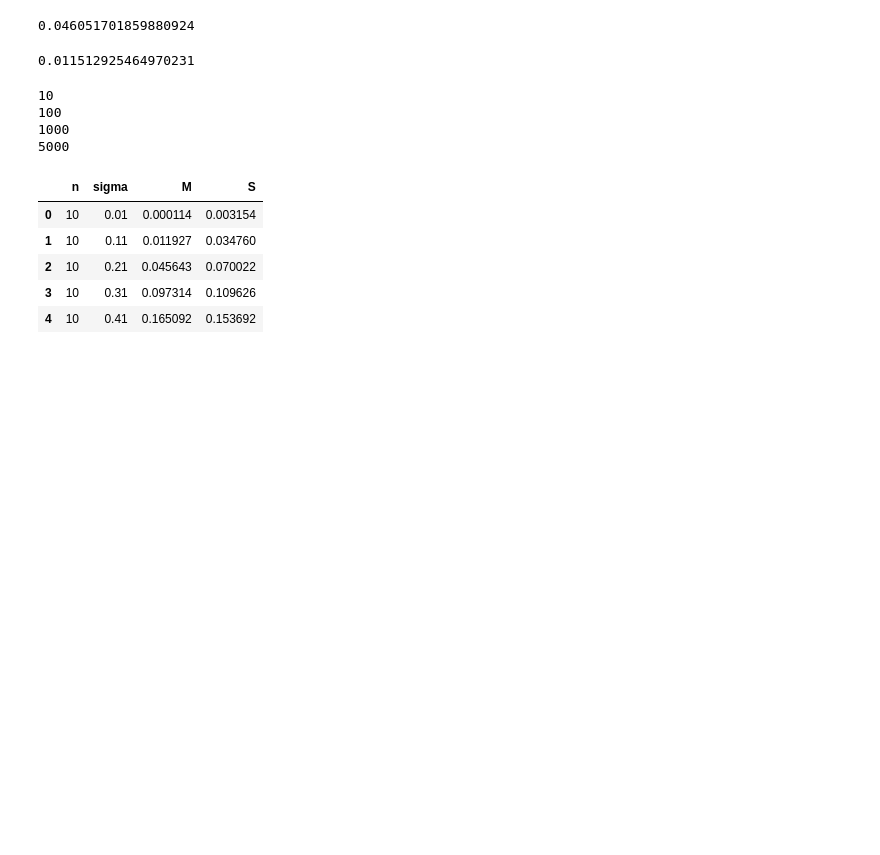
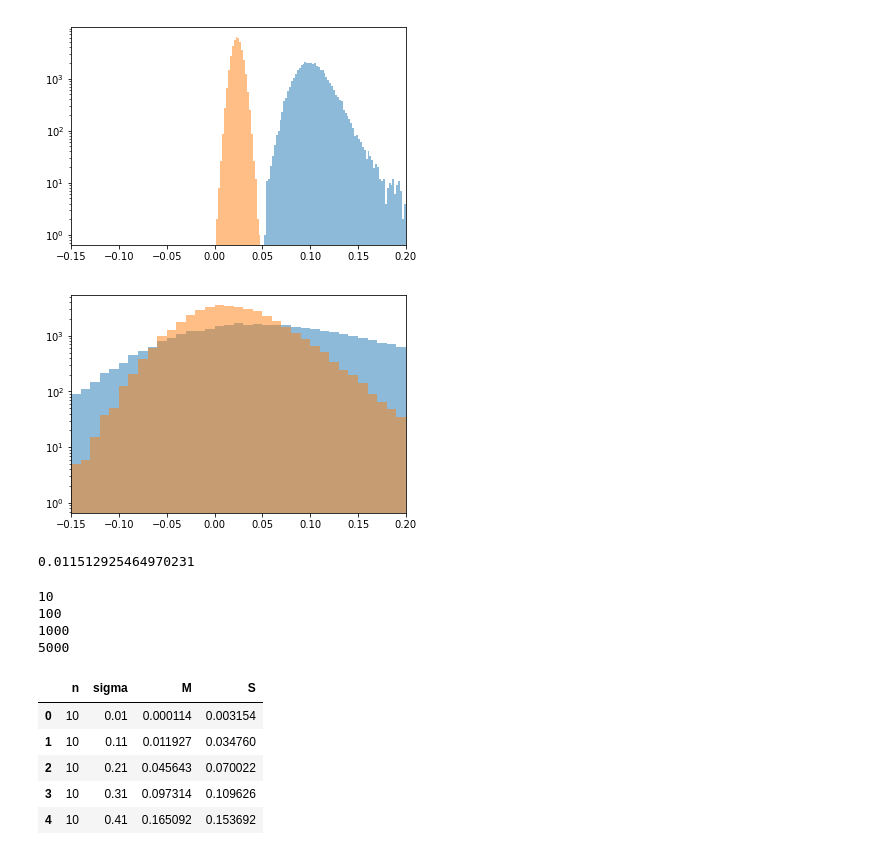
Before and after one commit to matuteiglesias/French_exports_bkp, a Jupyter notebook: code/notebooks/Log of sum of powers.ipynb, the cells around one changed output. Cells and saved outputs as stored; diff of their text form; code cells hidden in the pictures; blank space fills up the shorter version.

```diff
--- a/code/notebooks/Gabaix integration tests.ipynb
+++ b/code/notebooks/Log of sum of powers.ipynb
@@ -6,0 +17,17 @@ import seaborn
+# %%
+# As n tends to infinity, where does the log of sum tend to?
+mu0 = 6
+
+ns = range(10, 100)
+mn_list = []
+for n in ns:
+    x0 = mu0*np.ones(n)
+    x1 = np.array([norm.ppf(q, 0, 1) for q in np.arange(0, 1, 1/n) + .5/n])
+    mn = np.power(10, x0 + x1).sum()/(n*10**mu0) #mean
+    mn_list += [mn]
+
+plt.hist(ns, mn_list)
+# plt.yscale('log')
+# plt.xlim(-0.15, 0.2)
+
+plt.show()
@@ -64,7 +103,61 @@ plt.show()
-# %%
-(.2**2)*np.log(10)/2
-# %% [output]
-0.046051701859880924
+# %%
+# IDEM but Laplace
+# If 1000 agents worth one million, have normally distributited geometric growth rates...
+
+n = 1000
+
+
+mu0 = 6
+x0 = mu0*np.ones(n)
+
+t = []
+for m in range(40000):
+    x1 = np.random.laplace(0, 0.2, n)
+    t += [np.power(10, x0 + x1).sum()/(n*10**mu0)]
+
+s1 = np.array(t)
+
+t = []
+for m in range(40000):
+    x1 = np.random.laplace(0, 0.1, n)
+    t += [np.power(10, x0 + x1).sum()/(n*10**mu0)]
+s2 = np.array(t)
+
+plt.hist(np.log10(s1), np.arange(-.15, .3, .002), alpha = .5)
+plt.hist(np.log10(s2), np.arange(-.15, .3, .002), alpha = .5)
+plt.yscale('log')
+plt.xlim(-0.15, 0.2)
+
+plt.show()
+
+
+n = 10
+
+mu0 = 6
+x0 = mu0*np.ones(n)
+
+t = []
+for m in range(40000):
+    x1 = np.random.laplace(0, 0.2, n)
+    t += [np.power(10, x0 + x1).sum()/(n*10**mu0)]
+
+s1 = np.array(t)
+
+t = []
+for m in range(40000):
+    x1 = np.random.laplace(0, 0.1, n)
+    t += [np.power(10, x0 + x1).sum()/(n*10**mu0)]
+s2 = np.array(t)
+
+plt.hist(np.log10(s1), np.arange(-.15, .3, .01), alpha = .5)
+plt.hist(np.log10(s2), np.arange(-.15, .3, .01), alpha = .5)
+plt.yscale('log')
+plt.xlim(-0.15, 0.2)
+
+plt.show()
+# %% [output]
+[figure, added]
+[figure, added]
 # %%
 (.1**2)*np.log(10)/2
 # %% [output]
```
Also changed, not shown: parts of 6 cells of this notebook, 10 other files.
